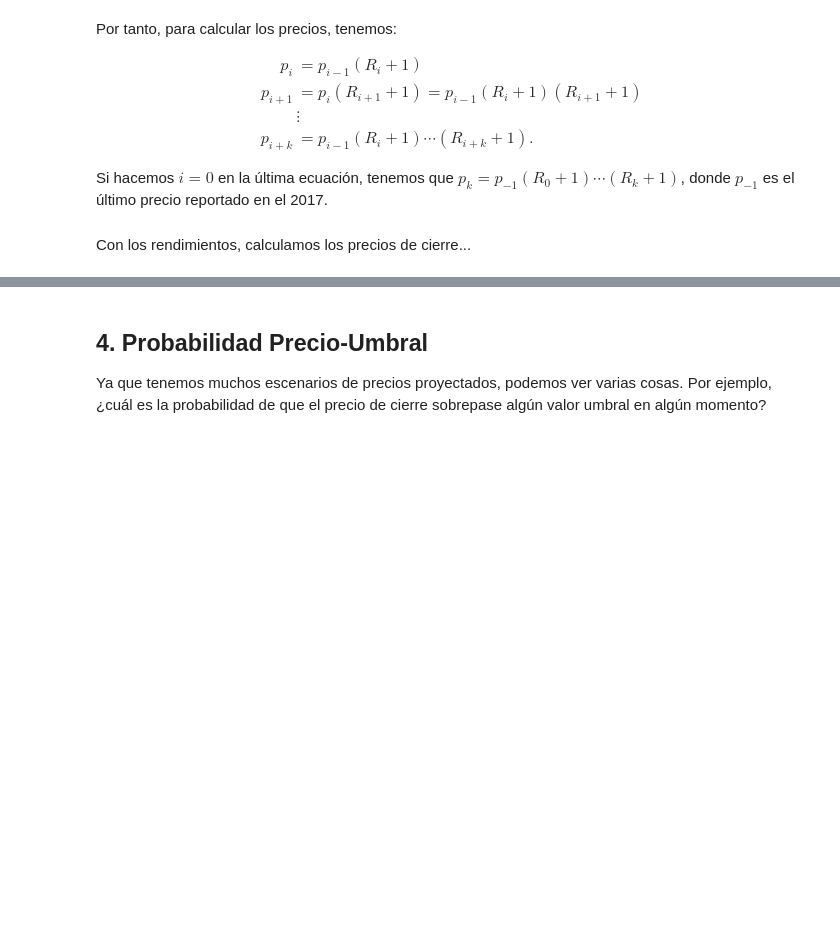
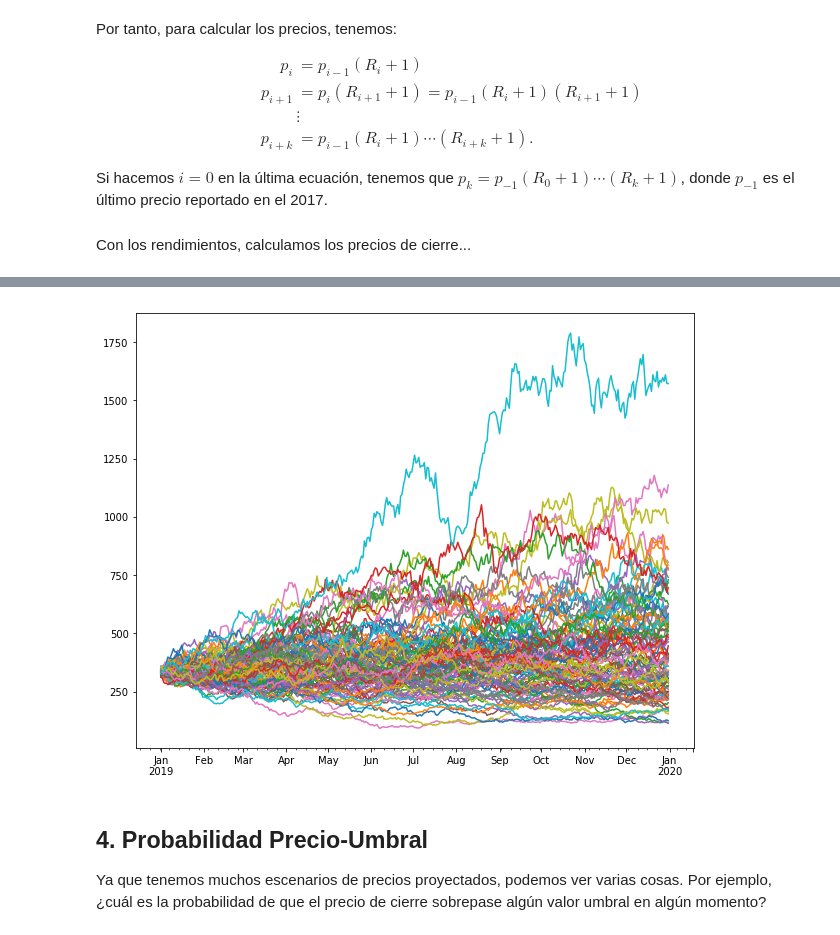
Before and after one commit to adangonzep/SimMat2019-Verano, a Jupyter notebook: Módulo 2/Clase13_ProbabilidadPrecioUmbral .ipynb, the cells around one changed output, grey strips where cells are left out. Drawn from its saved outputs; the diff is of its cells as text; code cells hidden in the pictures; blank space fills up the shorter version.

```diff
--- a/Módulo 2/Clase13_ProbabilidadPrecioUmbral .ipynb
+++ b/Módulo 2/Clase13_ProbabilidadPrecioUmbral .ipynb
@@ -189,3 +216,7 @@ Con los rendimientos, calculamos los precios de cierre...
+# %%
+precios_simulados_TESLA.plot(figsize=(10,8),legend=False);
+# %% [output]
+[figure, added]
 # %% [markdown]
 ## 4. Probabilidad Precio-Umbral
 
```
Also changed, not shown: parts of 8 cells of this notebook, 1 other file.
